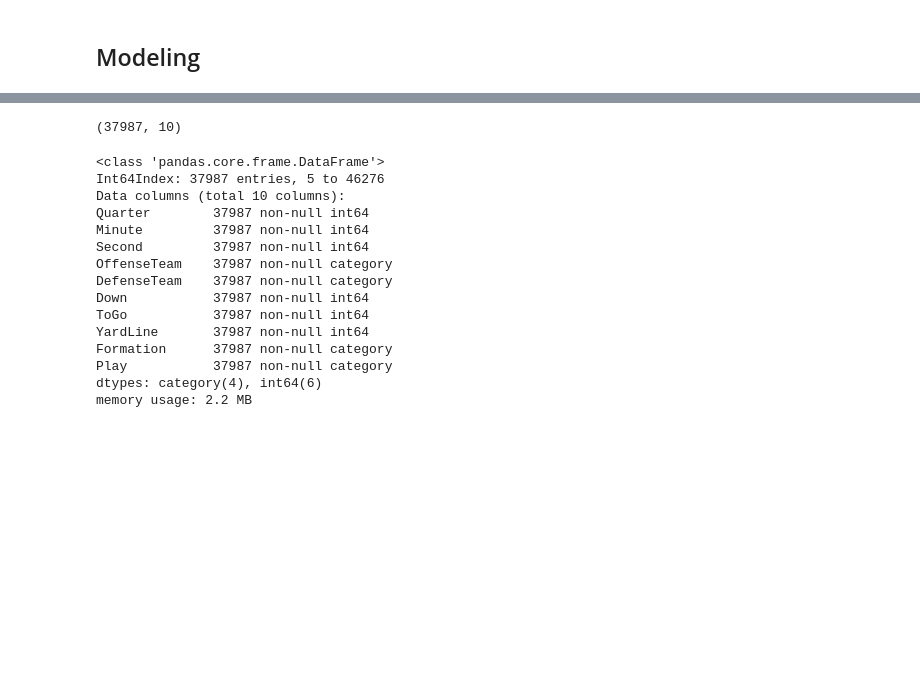
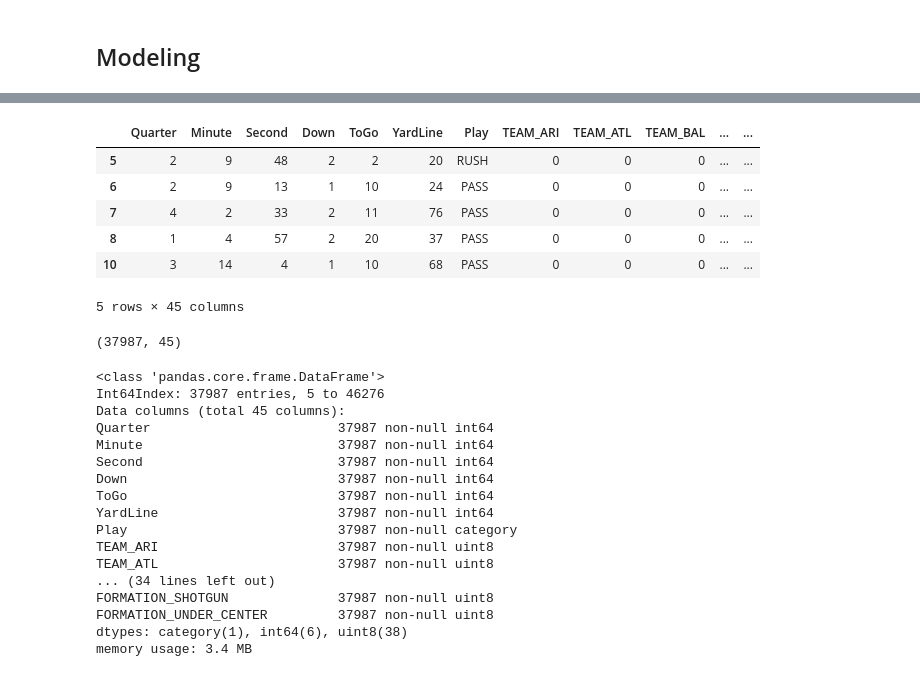
Before and after one commit to zreyn/nfl, a Jupyter notebook: nfl-eda.ipynb, the cells around one changed output, grey strips where cells are left out. Drawn from its saved outputs; the diff is of its cells as text; code cells hidden in the pictures; blank space fills up the shorter version.

```diff
--- a/nfl-eda.ipynb
+++ b/nfl-eda.ipynb
@@ -236,5 +223,2 @@ plt.show()
 # %% [markdown]
 ## Modeling
-# %%
-# These have to go for us to build a model, but we will want to use them for user presentation
-pbp2015.drop(['YardLineFixed', 'YardLineDirection','Description', 'PlayType', 'PassType', 'RushDirection', 'Yards'], axis=1, inplace=True)
@@ -244,0 +248,4 @@ array(['RUSH', 'PASS', 'KICK'], dtype=object)
+# %%
+form_dummies = pd.get_dummies(pbp2015.Formation)
+form_dummies.columns = map(lambda x: 'FORMATION_' + x.replace (' ', '_'), form_dummies.columns)
+form_dummies.head()
@@ -245,25 +276,37 @@ array(['RUSH', 'PASS', 'KICK'], dtype=object)
+# %%
+pbp2015_prepped.head()
+# %% [output]
+|  | Quarter | Minute | Second | Down | ToGo | YardLine | Play | TEAM_ARI | TEAM_ATL | TEAM_BAL | ... | ... |
+| 5 | 2 | 9 | 48 | 2 | 2 | 20 | RUSH | 0 | 0 | 0 | ... | ... |
+| 6 | 2 | 9 | 13 | 1 | 10 | 24 | PASS | 0 | 0 | 0 | ... | ... |
+| 7 | 4 | 2 | 33 | 2 | 11 | 76 | PASS | 0 | 0 | 0 | ... | ... |
+| 8 | 1 | 4 | 57 | 2 | 20 | 37 | PASS | 0 | 0 | 0 | ... | ... |
+| 10 | 3 | 14 | 4 | 1 | 10 | 68 | PASS | 0 | 0 | 0 | ... | ... |
+5 rows × 45 columns
 # %%
 # Check the shape
-pbp2015.shape
+pbp2015_prepped.shape
 # %% [output]
-(37987, 10)
+(37987, 45)
 # %%
-pbp2015.info()
+pbp2015_prepped.info()
 # %% [output]
 <class 'pandas.core.frame.DataFrame'>
 Int64Index: 37987 entries, 5 to 46276
-Data columns (total 10 columns):
-Quarter        37987 non-null int64
-Minute         37987 non-null int64
-Second         37987 non-null int64
-OffenseTeam    37987 non-null category
-DefenseTeam    37987 non-null category
-Down           37987 non-null int64
-ToGo           37987 non-null int64
-YardLine       37987 non-null int64
-Formation      37987 non-null category
-Play           37987 non-null category
-dtypes: category(4), int64(6)
-memory usage: 2.2 MB
+Data columns (total 45 columns):
+Quarter                        37987 non-null int64
+Minute                         37987 non-null int64
+Second                         37987 non-null int64
+Down                           37987 non-null int64
+ToGo                           37987 non-null int64
+YardLine                       37987 non-null int64
+Play                           37987 non-null category
+TEAM_ARI                       37987 non-null uint8
+TEAM_ATL                       37987 non-null uint8
+... (34 lines left out)
+FORMATION_SHOTGUN              37987 non-null uint8
+FORMATION_UNDER_CENTER         37987 non-null uint8
+dtypes: category(1), int64(6), uint8(38)
+memory usage: 3.4 MB
 # %%
 # pick a random play out of the data
```
Also changed, not shown: parts of 21 cells of this notebook, 1 other file.
